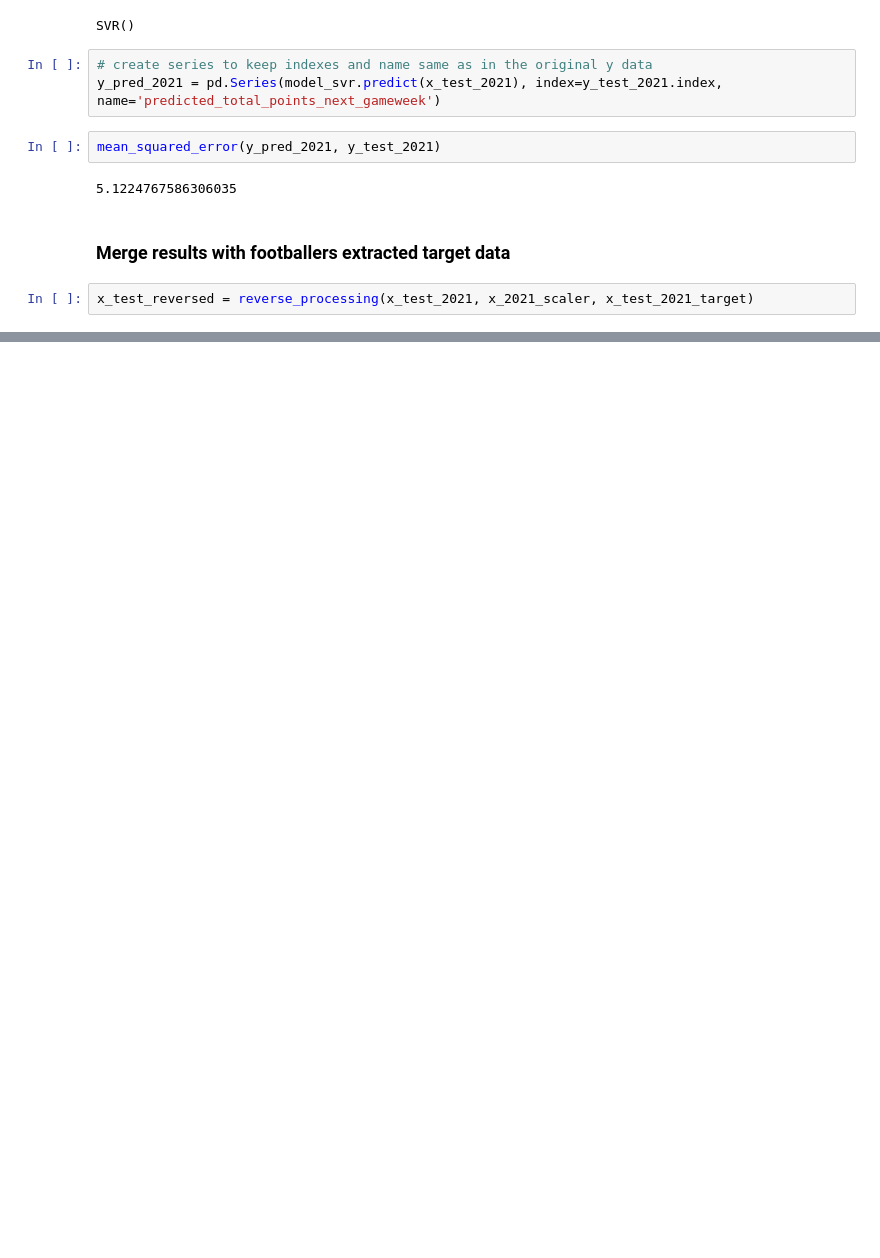
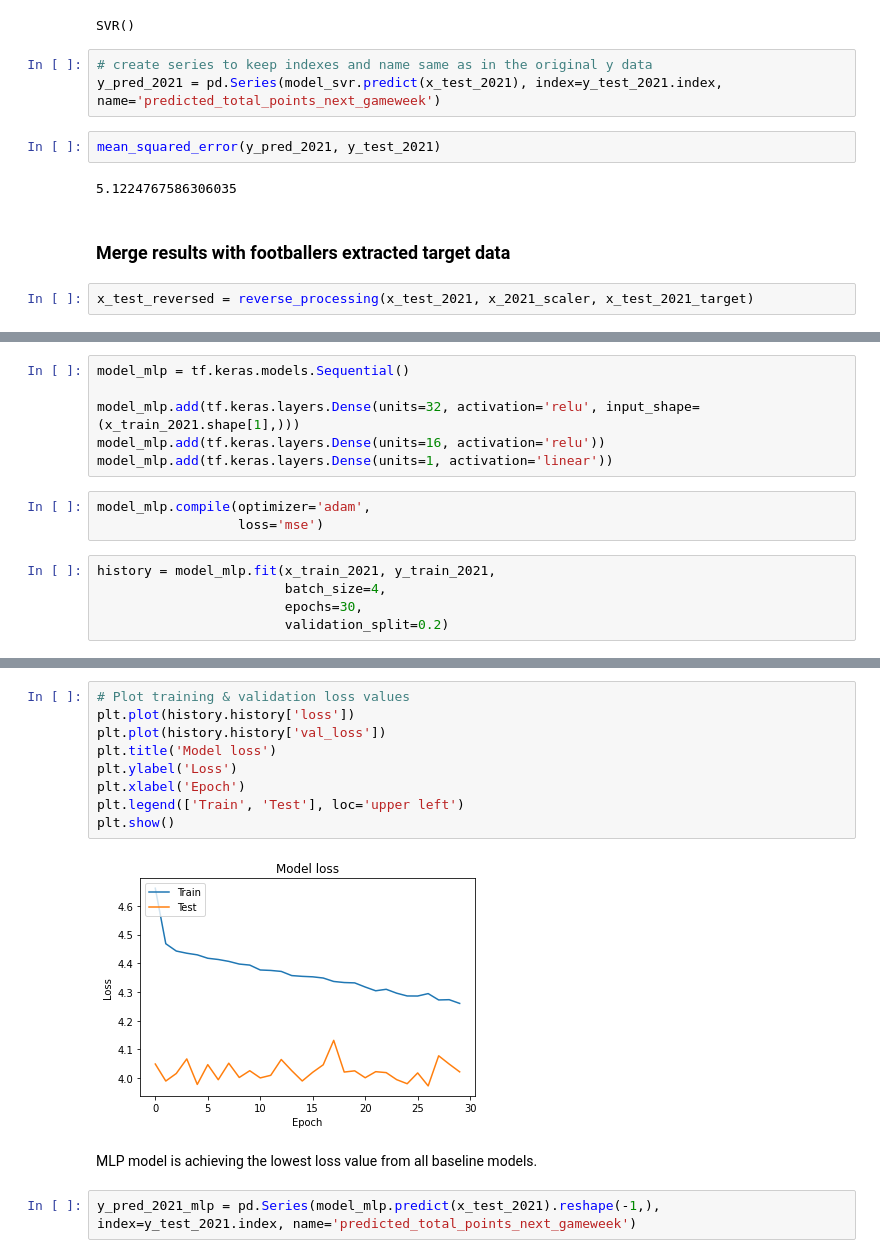
Before and after one commit to gracjans/FPL-AI-Manager_SwanseAI, a Jupyter notebook: notebooks/baseline_models.ipynb, the cells around one changed output, grey strips where cells are left out. Cells and saved outputs as stored; diff of their text form; blank space fills up the shorter version.

Commit message:
try baseline Multi-layer Perceptron model

```diff
--- a/notebooks/baseline_models.ipynb
+++ b/notebooks/baseline_models.ipynb
@@ -77,0 +83,14 @@ x_test_reversed.sort_values(by='predicted_total_points_next_gameweek', ascending
+# %%
+model_mlp = tf.keras.models.Sequential()
+
+model_mlp.add(tf.keras.layers.Dense(units=32, activation='relu', input_shape=(x_train_2021.shape[1],)))
+model_mlp.add(tf.keras.layers.Dense(units=16, activation='relu'))
+model_mlp.add(tf.keras.layers.Dense(units=1, activation='linear'))
+# %%
+model_mlp.compile(optimizer='adam',
+                  loss='mse')
+# %%
+history = model_mlp.fit(x_train_2021, y_train_2021,
+                        batch_size=4,
+                        epochs=30,
+                        validation_split=0.2)
@@ -77,0 +120,15 @@ x_test_reversed.sort_values(by='predicted_total_points_next_gameweek', ascending
+# %%
+# Plot training & validation loss values
+plt.plot(history.history['loss'])
+plt.plot(history.history['val_loss'])
+plt.title('Model loss')
+plt.ylabel('Loss')
+plt.xlabel('Epoch')
+plt.legend(['Train', 'Test'], loc='upper left')
+plt.show()
+# %% [output]
+[figure, added]
+# %% [markdown]
+MLP model is achieving the lowest loss value from all baseline models.
+# %%
+y_pred_2021_mlp = pd.Series(model_mlp.predict(x_test_2021).reshape(-1,), index=y_test_2021.index, name='predicted_total_points_next_gameweek')
```
Also changed, not shown: parts of 8 cells of this notebook.
